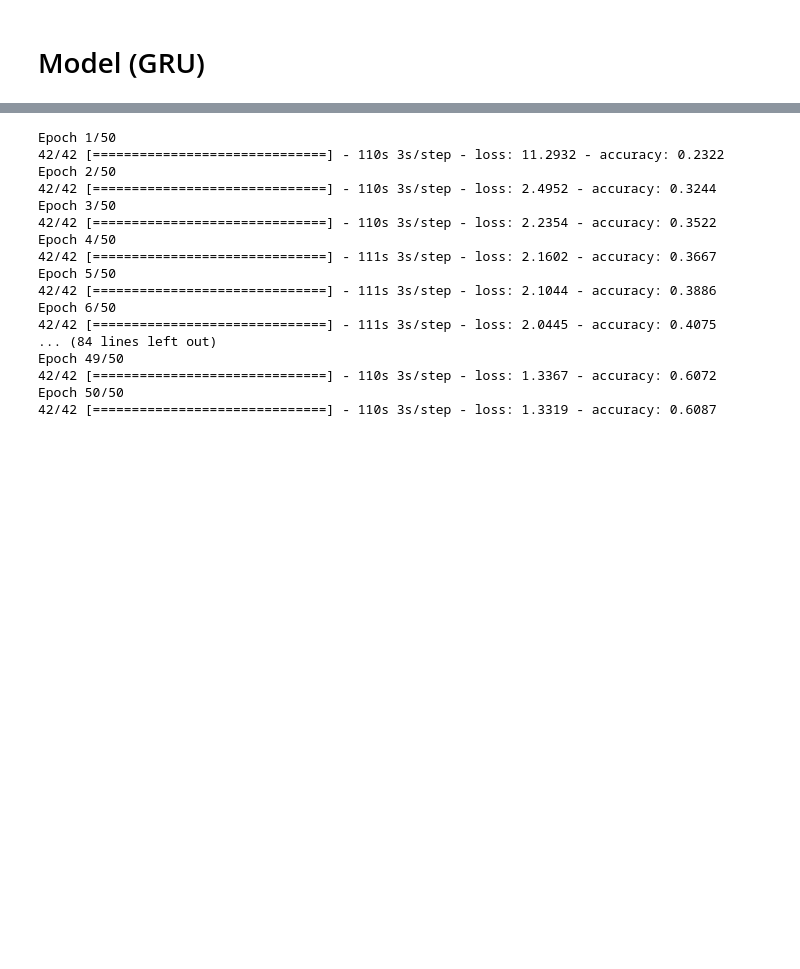
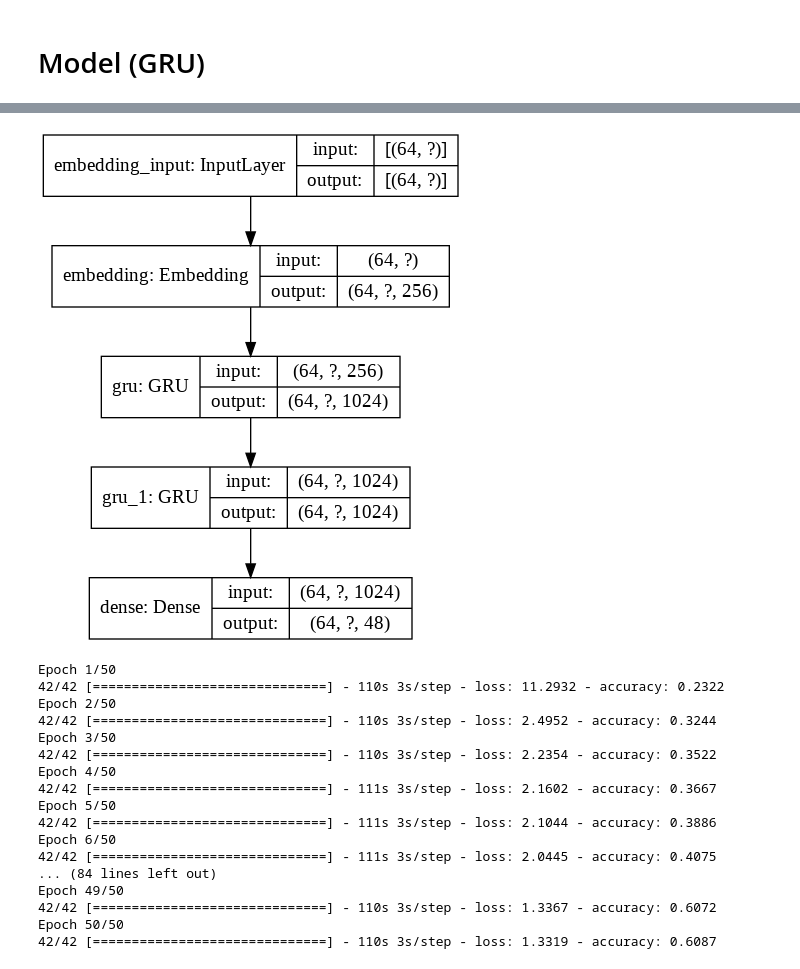
Before and after one commit to aaBadri/persian-poetry-creator, a Jupyter notebook: char.ipynb, the cells around one changed output, grey strips where cells are left out. Cells and saved outputs as stored; diff of their text form; code cells hidden in the pictures; blank space fills up the shorter version.

Commit message:
Add graph

```diff
--- a/char.ipynb
+++ b/char.ipynb
@@ -92,6 +92,10 @@ Total params: 10,297,392
 Trainable params: 10,297,392
 Non-trainable params: 0
 _________________________________________________________________
+# %%
+keras.utils.plot_model(gru_model, show_shapes=True, show_layer_names=True, expand_nested=True)
+# %% [output]
+[figure, added]
 # %%
 history = gru_model.fit(dataset, epochs=50)
 # %% [output]
```
Also changed, not shown: parts of 3 cells of this notebook.
